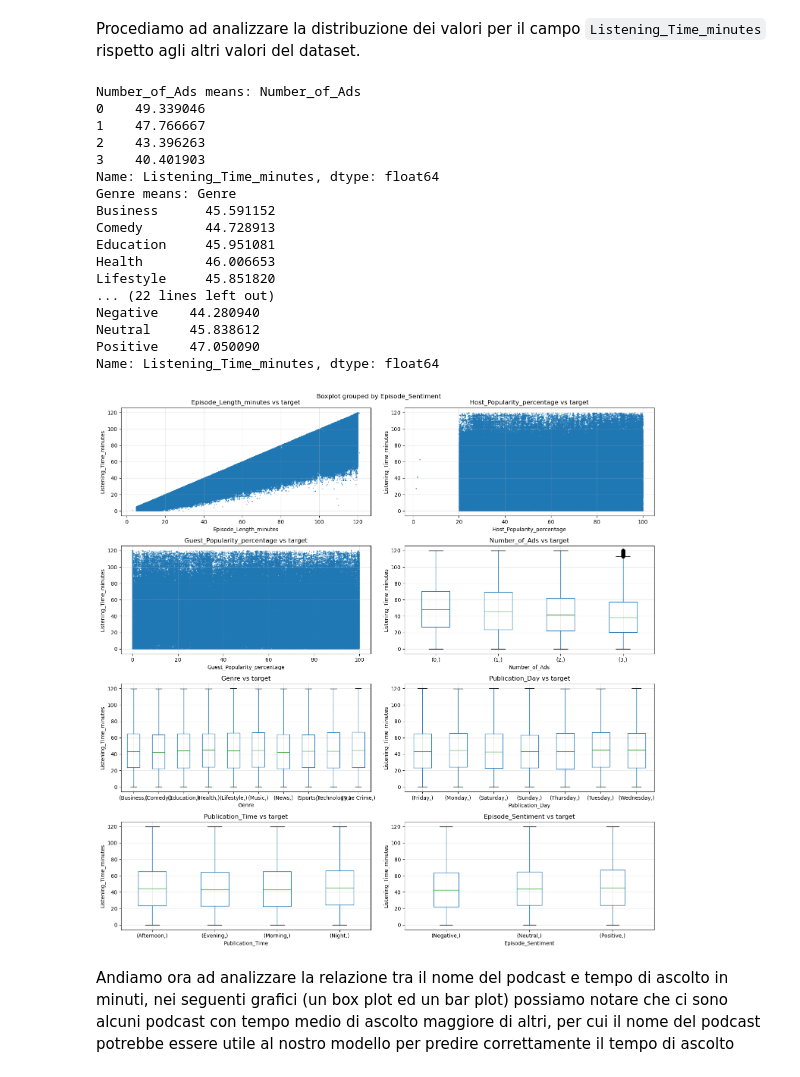
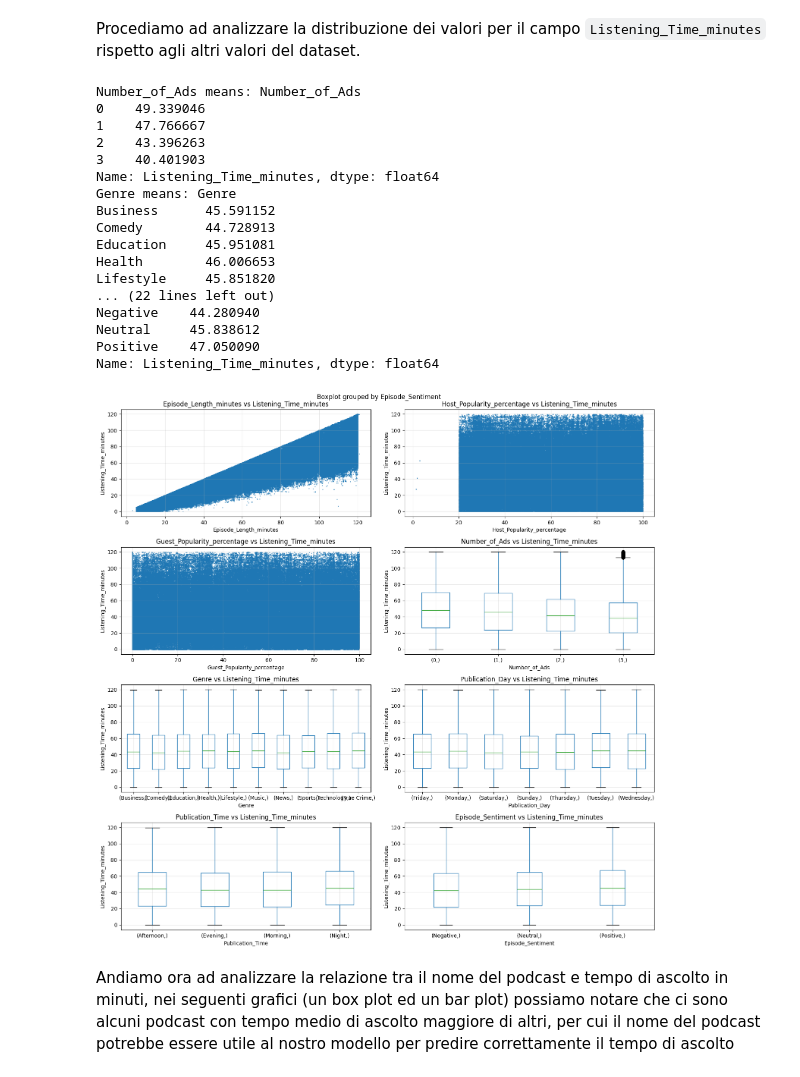
Before and after one commit to mtttia/data_intensive_project, a Jupyter notebook: notebook.ipynb, the cells around one changed output. Cells and saved outputs as stored; diff of their text form; code cells hidden in the pictures.

```diff
--- a/notebook.ipynb
+++ b/notebook.ipynb
@@ -287,36 +283,36 @@ for i, col in enumerate(numerical_cols + categorical_cols):
             axes[i].scatter(df_train[col], df_train[target], alpha=0.5, s=1)
             axes[i].set_xlabel(col)
             axes[i].set_ylabel(target)
-            axes[i].set_title(f'{col} vs target')
+            axes[i].set_title(f'{col} vs Listening_Time_minutes')
             axes[i].grid(True, alpha=0.3)
         else:
             df_train.boxplot(column=target, by=[col], ax=axes[i])
             axes[i].set_xlabel(col)
             axes[i].set_ylabel(target)
-            axes[i].set_title(f'{col} vs target')
+            axes[i].set_title(f'{col} vs Listening_Time_minutes')
             axes[i].grid(True, alpha=0.3)
             print(f"{col} means: {df_train.groupby(col)[target].mean()}")
 plt.tight_layout()
 plt.show()
 # %% [output]
 Number_of_Ads means: Number_of_Ads
 0    49.339046
 1    47.766667
 2    43.396263
 3    40.401903
 Name: Listening_Time_minutes, dtype: float64
 Genre means: Genre
 Business      45.591152
 Comedy        44.728913
 Education     45.951081
 Health        46.006653
 Lifestyle     45.851820
 ... (22 lines left out)
 Negative    44.280940
 Neutral     45.838612
 Positive    47.050090
 Name: Listening_Time_minutes, dtype: float64
-[figure, old version]
+[figure, new version]
 # %% [markdown]
 Andiamo ora ad analizzare la relazione tra il nome del podcast e tempo di ascolto in minuti, nei seguenti grafici (un box plot ed un bar plot) possiamo notare che ci sono alcuni podcast con tempo medio di ascolto maggiore di altri, per cui il nome del podcast potrebbe essere utile al nostro modello per predire correttamente il tempo di ascolto
 # %%
```
Also changed, not shown: parts of 21 cells of this notebook, 3 other files.
